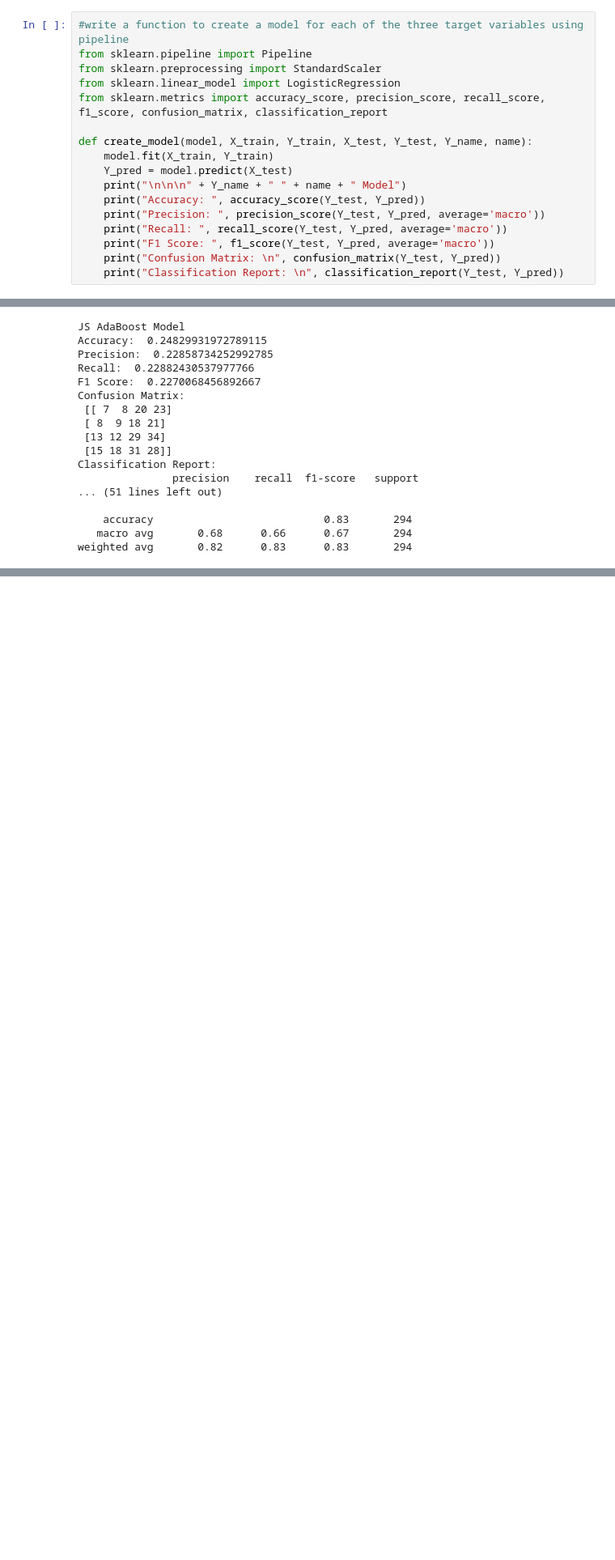
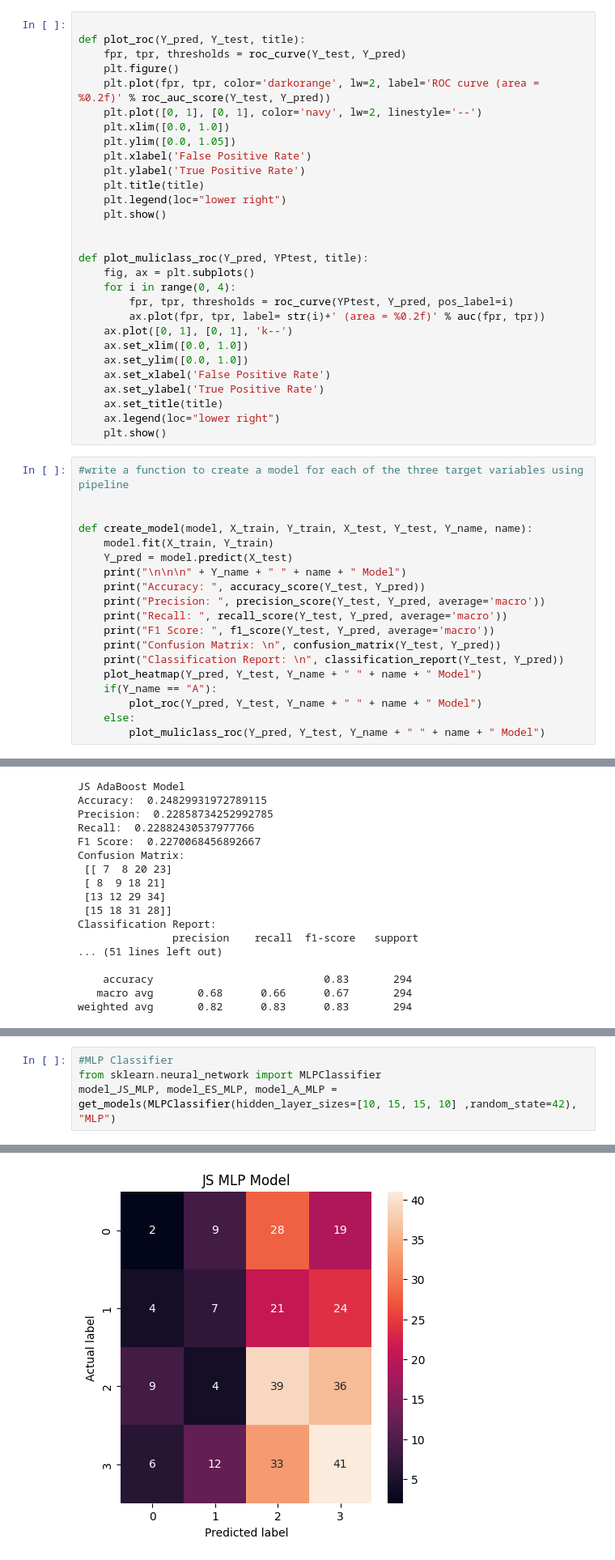
Before and after one commit to deep-mm/Potential-Performance-Predictor, a Jupyter notebook: data-visualization.ipynb, the cells around one changed output, grey strips where cells are left out. Shown at 81% size. Cells and saved outputs as stored; diff of their text form; blank space fills up the shorter version.

```diff
--- a/data-visualization.ipynb
+++ b/data-visualization.ipynb
@@ -267,9 +282,35 @@ Y_A_test.to_csv('Dataset/Y_A_test.csv', index=False)
+# %%
+
+def plot_roc(Y_pred, Y_test, title):
+    fpr, tpr, thresholds = roc_curve(Y_test, Y_pred)
+    plt.figure()
+    plt.plot(fpr, tpr, color='darkorange', lw=2, label='ROC curve (area = %0.2f)' % roc_auc_score(Y_test, Y_pred))
+    plt.plot([0, 1], [0, 1], color='navy', lw=2, linestyle='--')
+    plt.xlim([0.0, 1.0])
+    plt.ylim([0.0, 1.05])
+    plt.xlabel('False Positive Rate')
+    plt.ylabel('True Positive Rate')
+    plt.title(title)
+    plt.legend(loc="lower right")
+    plt.show()
+
+
+def plot_muliclass_roc(Y_pred, YPtest, title):
+    fig, ax = plt.subplots()
+    for i in range(0, 4):
+        fpr, tpr, thresholds = roc_curve(YPtest, Y_pred, pos_label=i)
+        ax.plot(fpr, tpr, label= str(i)+' (area = %0.2f)' % auc(fpr, tpr))
+    ax.plot([0, 1], [0, 1], 'k--')
+    ax.set_xlim([0.0, 1.0])
+    ax.set_ylim([0.0, 1.0])
+    ax.set_xlabel('False Positive Rate')
+    ax.set_ylabel('True Positive Rate')
+    ax.set_title(title)
+    ax.legend(loc="lower right")
+    plt.show()
 # %%
 #write a function to create a model for each of the three target variables using pipeline
-from sklearn.pipeline import Pipeline
-from sklearn.preprocessing import StandardScaler
-from sklearn.linear_model import LogisticRegression
-from sklearn.metrics import accuracy_score, precision_score, recall_score, f1_score, confusion_matrix, classification_report
+
 
 def create_model(model, X_train, Y_train, X_test, Y_test, Y_name, name):
     model.fit(X_train, Y_train)
@@ -281,6 +322,11 @@ def create_model(model, X_train, Y_train, X_test, Y_test, Y_name, name):
     print("F1 Score: ", f1_score(Y_test, Y_pred, average='macro'))
     print("Confusion Matrix: \n", confusion_matrix(Y_test, Y_pred))
     print("Classification Report: \n", classification_report(Y_test, Y_pred))
+    plot_heatmap(Y_pred, Y_test, Y_name + " " + name + " Model")
+    if(Y_name == "A"):
+        plot_roc(Y_pred, Y_test, Y_name + " " + name + " Model")
+    else:
+        plot_muliclass_roc(Y_pred, Y_test, Y_name + " " + name + " Model")
 # %%
 def get_models(model, name):
     #Job Satisfaction
@@ -390,0 +518,5 @@ num_class: Number of output class in the multi-class classification.
+# %%
+#MLP Classifier
+from sklearn.neural_network import MLPClassifier
+model_JS_MLP, model_ES_MLP, model_A_MLP = get_models(MLPClassifier(hidden_layer_sizes=[10, 15, 15, 10] ,random_state=42), "MLP")
+# %% [output]
@@ -390,0 +540 @@ num_class: Number of output class in the multi-class classification.
+[figure, added]
```
Also changed, not shown: parts of 9 cells of this notebook, 3 other files.
